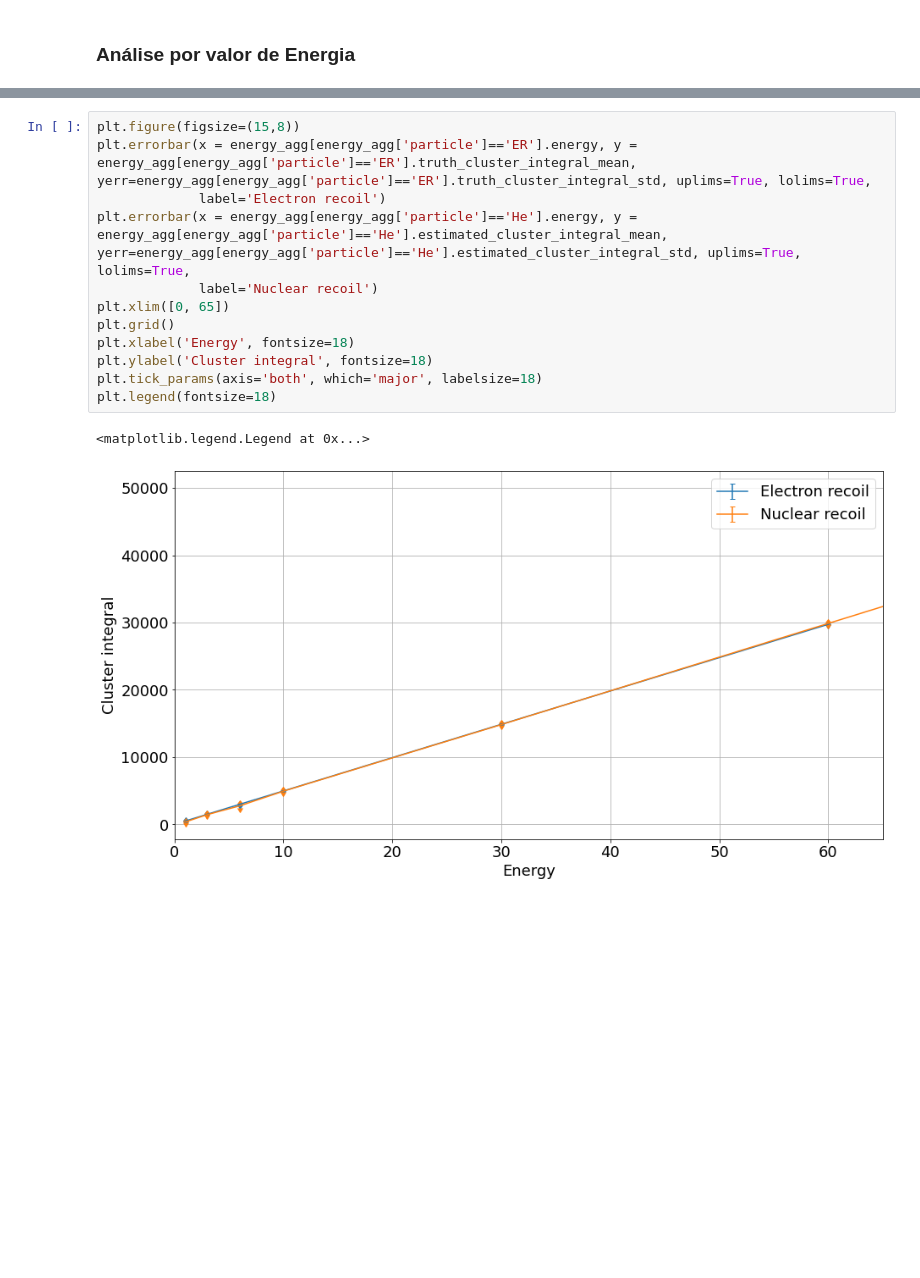
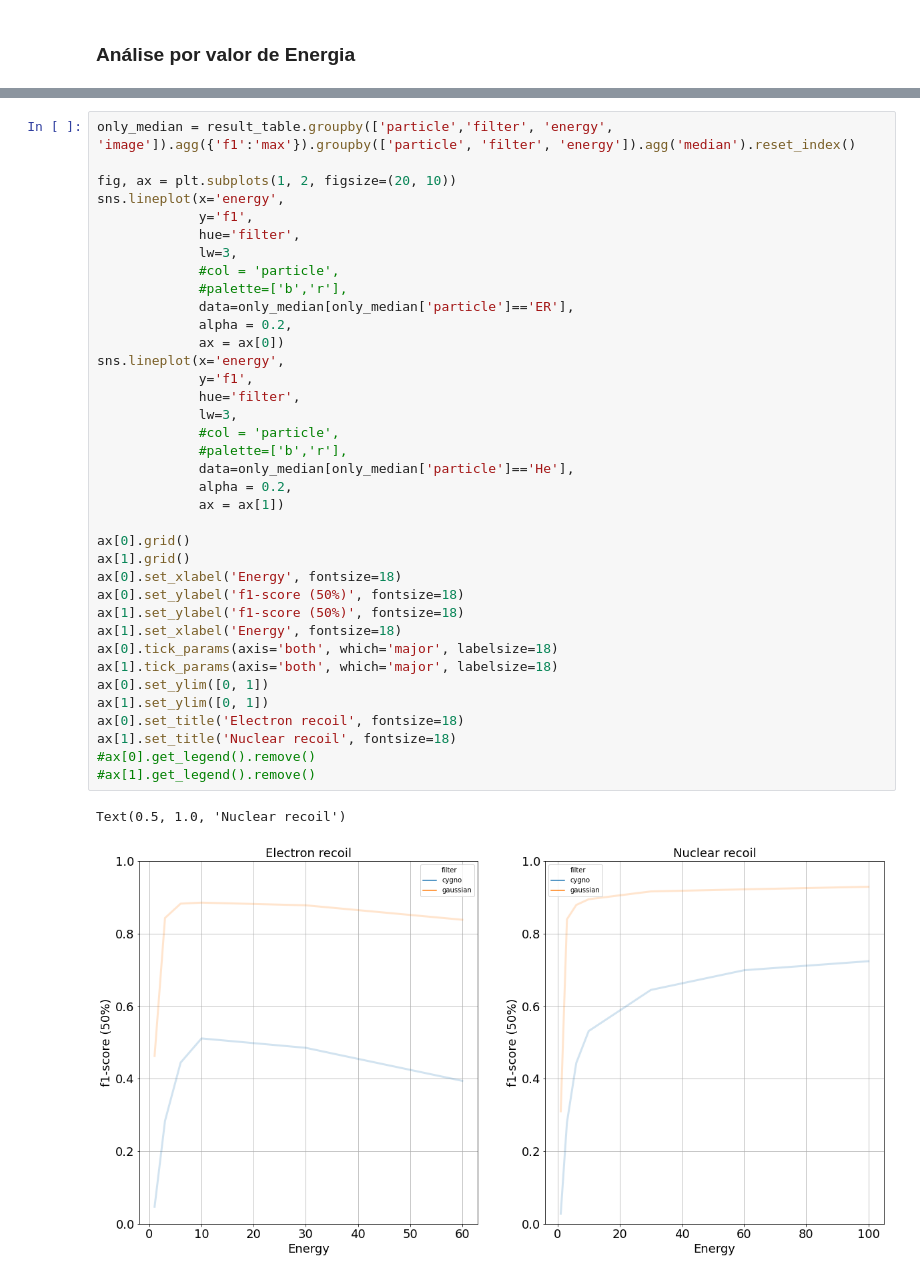
Before and after one commit to Gui1402/filtering_cygnus, a Jupyter notebook: notebooks/results_after_changes.ipynb, the cells around one changed output, grey strips where cells are left out. Saved outputs shown, nothing was run; the diff lists cells and outputs as text; blank space fills up the shorter version.

```diff
--- a/notebooks/results_after_changes.ipynb
+++ b/notebooks/results_after_changes.ipynb
@@ -161,15 +129,40 @@ Text(0.5, 1.0, 'Nucler recoil')
-# %%
-plt.figure(figsize=(15,8))
-plt.errorbar(x = energy_agg[energy_agg['particle']=='ER'].energy, y = energy_agg[energy_agg['particle']=='ER'].truth_cluster_integral_mean, yerr=energy_agg[energy_agg['particle']=='ER'].truth_cluster_integral_std, uplims=True, lolims=True,
-             label='Electron recoil')
-plt.errorbar(x = energy_agg[energy_agg['particle']=='He'].energy, y = energy_agg[energy_agg['particle']=='He'].estimated_cluster_integral_mean, yerr=energy_agg[energy_agg['particle']=='He'].estimated_cluster_integral_std, uplims=True, lolims=True,
-             label='Nuclear recoil')
-plt.xlim([0, 65])
-plt.grid()
-plt.xlabel('Energy', fontsize=18)
-plt.ylabel('Cluster integral', fontsize=18)
-plt.tick_params(axis='both', which='major', labelsize=18)
-plt.legend(fontsize=18)
-# %% [output]
-<matplotlib.legend.Legend at 0x...>
-[figure, removed]
+# %%
+only_median = result_table.groupby(['particle','filter', 'energy', 'image']).agg({'f1':'max'}).groupby(['particle', 'filter', 'energy']).agg('median').reset_index()
+
+fig, ax = plt.subplots(1, 2, figsize=(20, 10))
+sns.lineplot(x='energy',
+             y='f1',
+             hue='filter',
+             lw=3,
+             #col = 'particle',
+             #palette=['b','r'],
+             data=only_median[only_median['particle']=='ER'],
+             alpha = 0.2,
+             ax = ax[0])
+sns.lineplot(x='energy',
+             y='f1',
+             hue='filter',
+             lw=3,
+             #col = 'particle',
+             #palette=['b','r'],
+             data=only_median[only_median['particle']=='He'],
+             alpha = 0.2,
+             ax = ax[1])
+
+ax[0].grid()
+ax[1].grid()
+ax[0].set_xlabel('Energy', fontsize=18)
+ax[0].set_ylabel('f1-score (50%)', fontsize=18)
+ax[1].set_ylabel('f1-score (50%)', fontsize=18)
+ax[1].set_xlabel('Energy', fontsize=18)
+ax[0].tick_params(axis='both', which='major', labelsize=18)
+ax[1].tick_params(axis='both', which='major', labelsize=18)
+ax[0].set_ylim([0, 1])
+ax[1].set_ylim([0, 1])
+ax[0].set_title('Electron recoil', fontsize=18)
+ax[1].set_title('Nuclear recoil', fontsize=18)
+#ax[0].get_legend().remove()
+#ax[1].get_legend().remove()
+# %% [output]
+Text(0.5, 1.0, 'Nuclear recoil')
+[figure, added]
```
Also changed, not shown: parts of 40 cells of this notebook, 3 other files.
